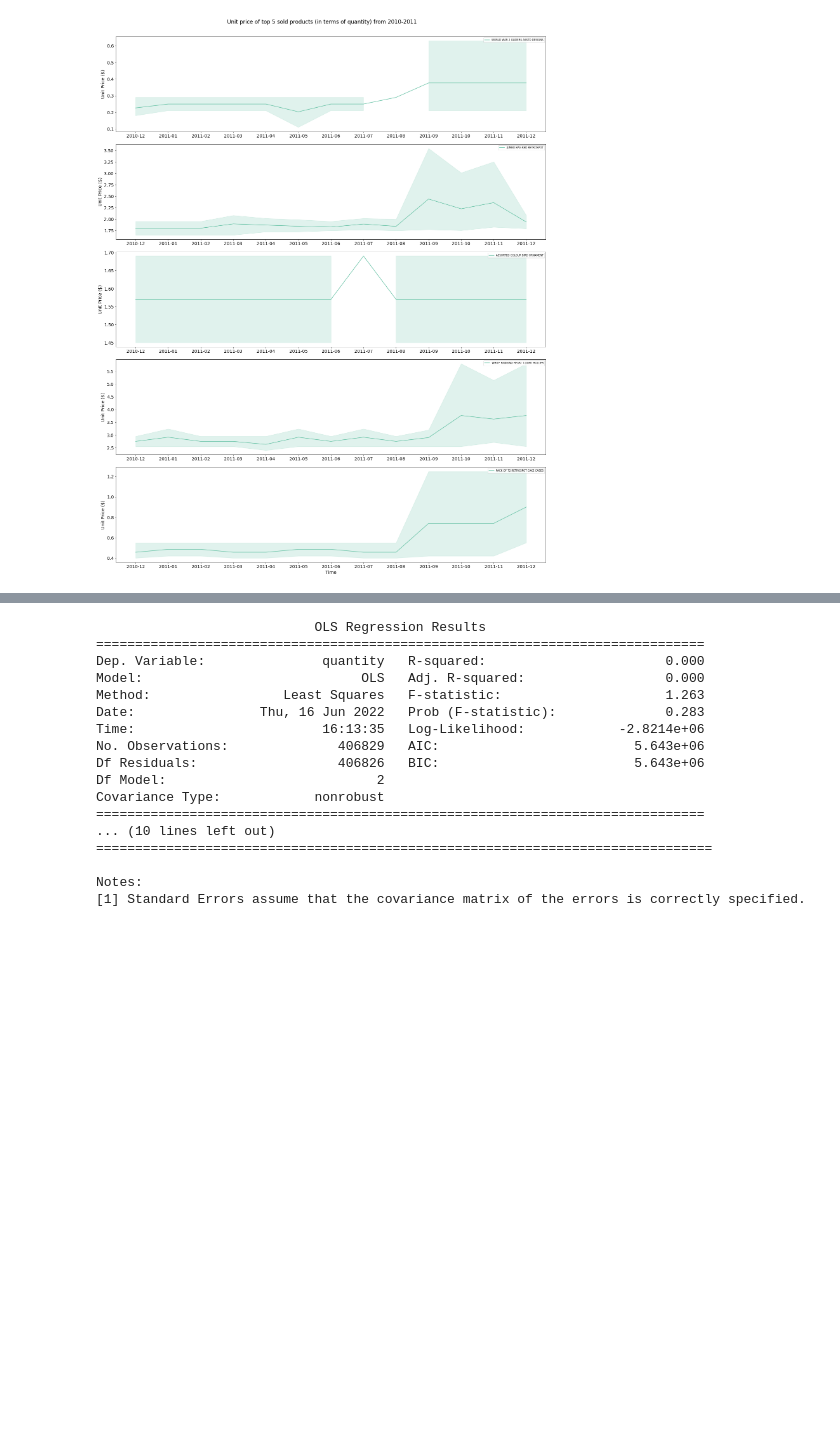
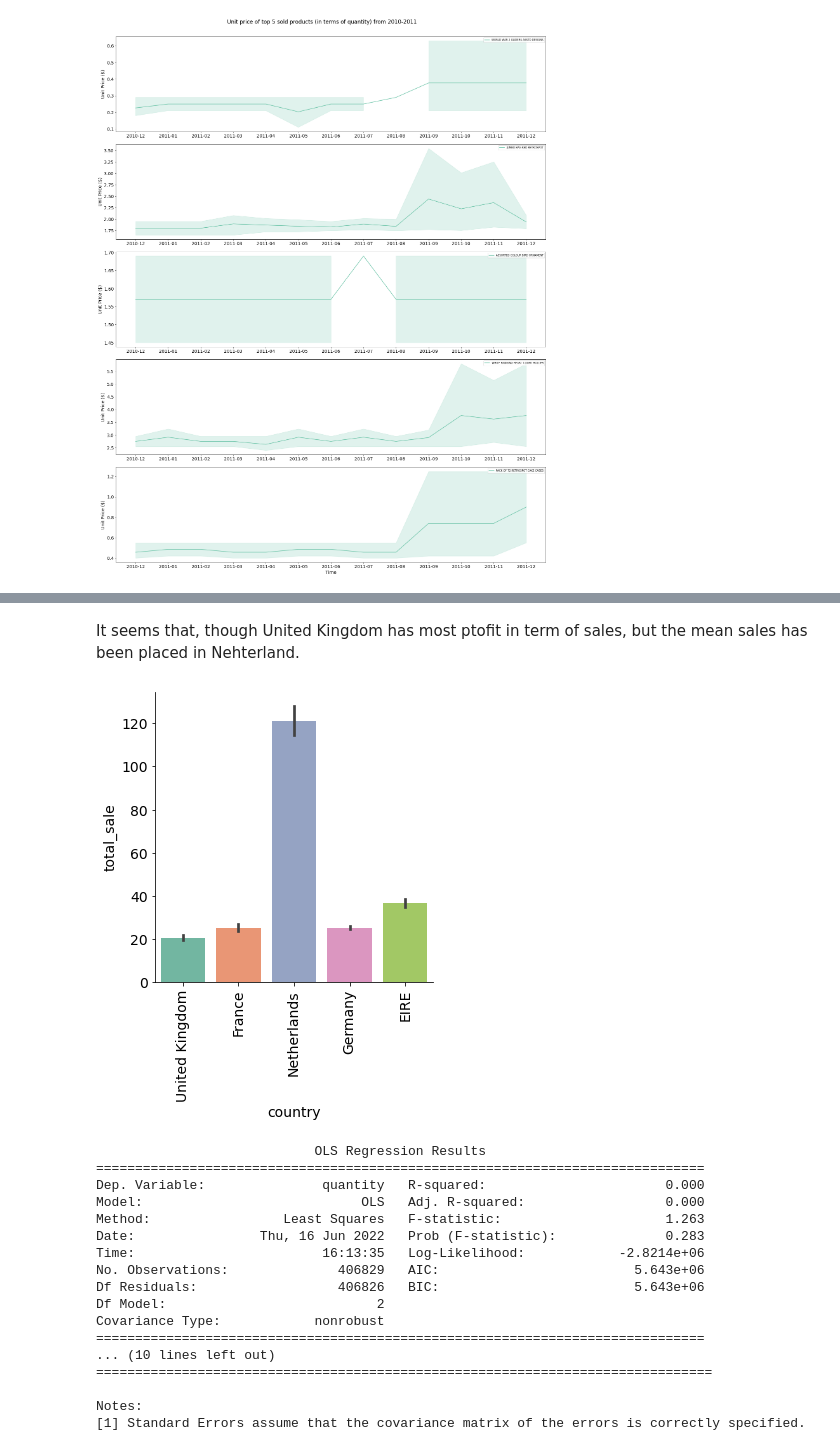
Before and after one commit to Aukerul-Shuvo/DAAS_Retail, a Jupyter notebook: notebook/Diagnostic Analysis.ipynb, the cells around one changed output, grey strips where cells are left out. Drawn from its saved outputs; the diff is of its cells as text; code cells hidden in the pictures; blank space fills up the shorter version.

Commit message:
add region based diagnostinc analysis

```diff
--- a/notebook/Diagnostic Analysis.ipynb
+++ b/notebook/Diagnostic Analysis.ipynb
@@ -332,3 +372,28 @@ Top 5 sold products (in terms of quantity): [3805, 1771, 217, 3716, 2279]
+# %%
+product_region_infos = duckdb.query("""
+select country, sum(total_sale) as total_sale, count(invoiceno) as total_invoice, sum(quantity) as total_quantity
+from df group by country order by total_quantity DESC
+""").df()
+
+product_region_infos.head(30)
+# %% [markdown]
+It seems that, though United Kingdom has most ptofit in term of sales, but the mean sales has been placed in Nehterland.
+# %%
+product_region_infos_top_5 = df[df['country'].isin(list(product_region_infos['country'].head(5)))]
+product_region_infos_top_5 = product_region_infos_top_5[product_region_infos_top_5['total_sale']>0]
+
+# sns.boxplot(x="country", y="total_sale",
+#             data=product_region_infos_top_5,
+#             palette="Set3")
+
+sns.catplot(x="country", y="total_sale",
+            data=product_region_infos_top_5,
+            palette="Set2", kind='bar')
+
+plt.xticks(rotation=90)
+plt.show()
+# %% [output]
+[figure, added]
 # %%
 # estimate the model and save it as lm (linear model)
 lm = ols("quantity ~ month + year", data=df).fit()
```
Also changed, not shown: parts of 4 cells of this notebook.
